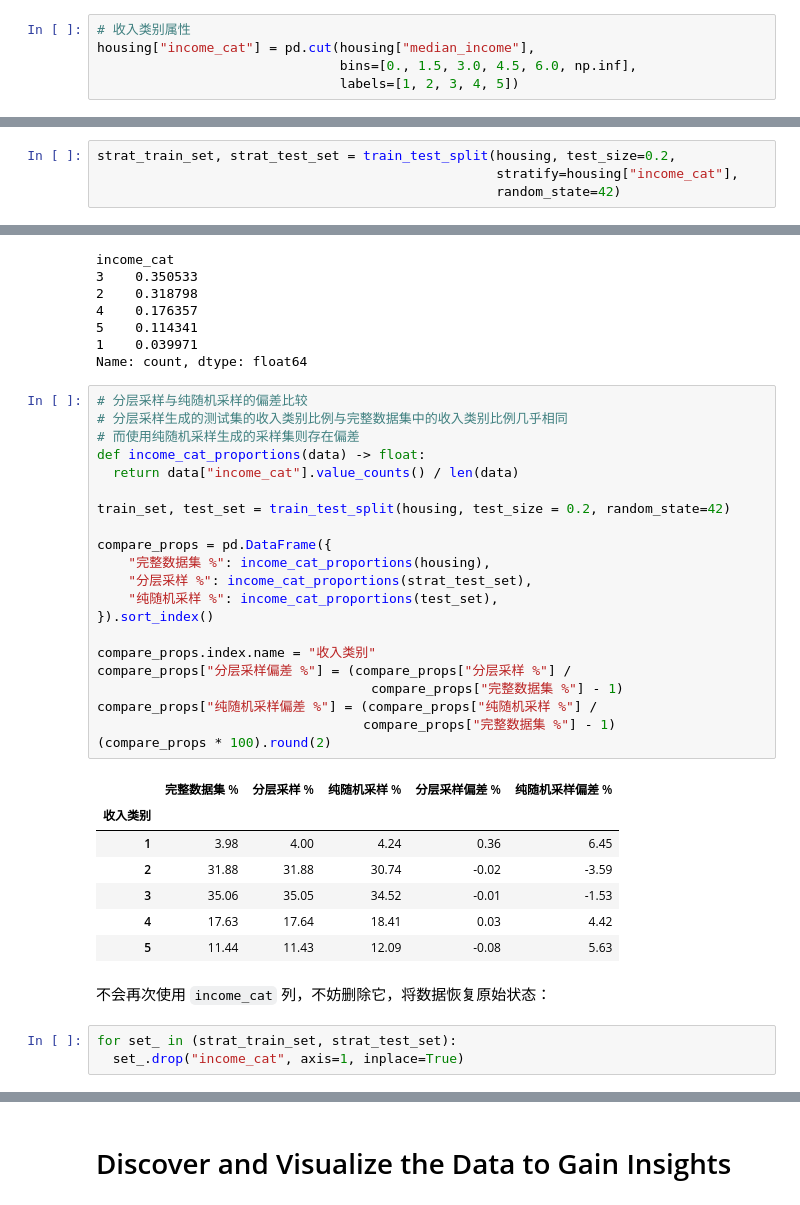
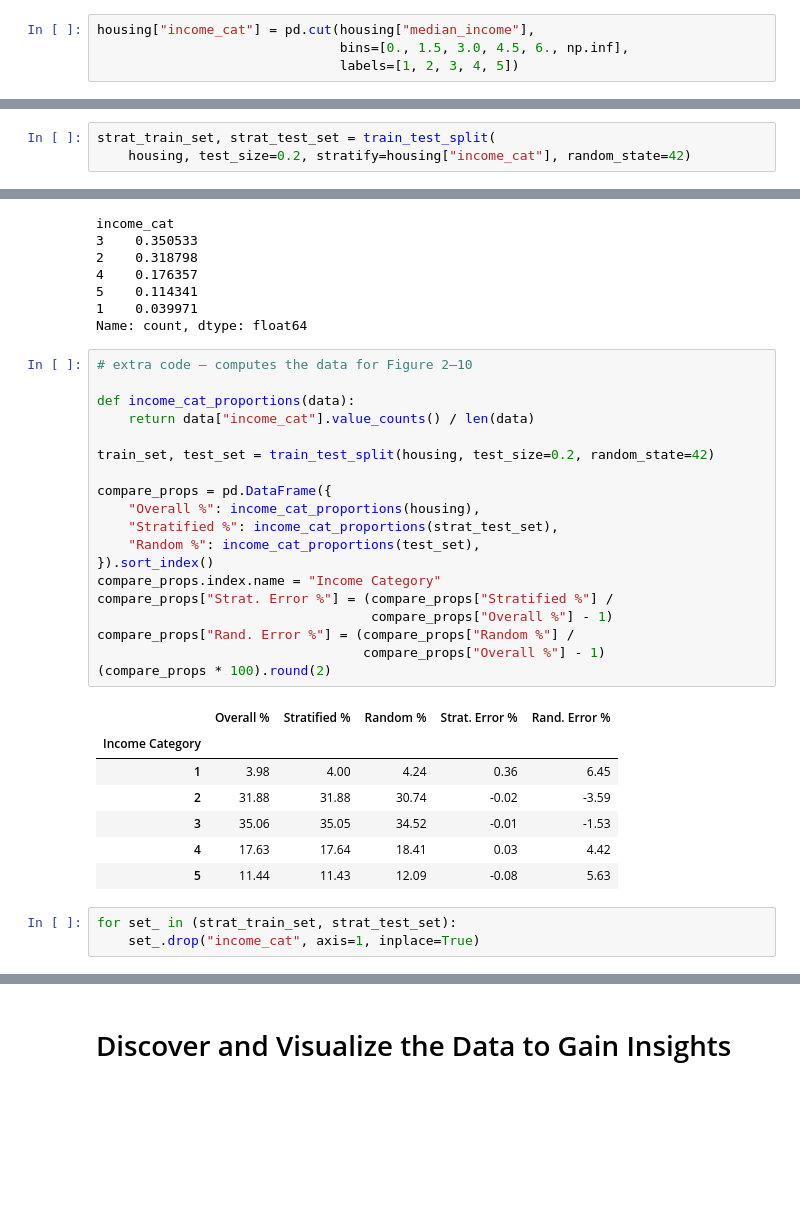
Before and after one commit to amlei/handson-ml3, a Jupyter notebook: 02_end_to_end_machine_learning_project.ipynb, the cells around one changed output, grey strips where cells are left out. Cells and saved outputs as stored; diff of their text form; blank space fills up the shorter version.

```diff
--- a/02_end_to_end_machine_learning_project.ipynb
+++ b/02_end_to_end_machine_learning_project.ipynb
@@ -232,7 +226,6 @@ samples = (np.random.rand(100_000, sample_size) < ratio_female).sum(axis=1)
 # %% [output]
 np.float64(0.1071)
 # %%
-# 收入类别属性
 housing["income_cat"] = pd.cut(housing["median_income"],
-                               bins=[0., 1.5, 3.0, 4.5, 6.0, np.inf],
+                               bins=[0., 1.5, 3.0, 4.5, 6., np.inf],
                                labels=[1, 2, 3, 4, 5])
@@ -255,7 +253,6 @@ stratified split:
 # %%
-strat_train_set, strat_test_set = train_test_split(housing, test_size=0.2,
-                                                   stratify=housing["income_cat"],
-                                                   random_state=42)
+strat_train_set, strat_test_set = train_test_split(
+    housing, test_size=0.2, stratify=housing["income_cat"], random_state=42)
 # %%
 strat_test_set["income_cat"].value_counts() / len(strat_test_set)
 # %% [output]
@@ -267,36 +264,32 @@ income_cat
 1    0.039971
 Name: count, dtype: float64
 # %%
-# 分层采样与纯随机采样的偏差比较
-# 分层采样生成的测试集的收入类别比例与完整数据集中的收入类别比例几乎相同
-# 而使用纯随机采样生成的采样集则存在偏差
-def income_cat_proportions(data) -> float:
-  return data["income_cat"].value_counts() / len(data)
+# extra code – computes the data for Figure 2–10
 
-train_set, test_set = train_test_split(housing, test_size = 0.2, random_state=42)
+def income_cat_proportions(data):
+    return data["income_cat"].value_counts() / len(data)
+
+train_set, test_set = train_test_split(housing, test_size=0.2, random_state=42)
 
 compare_props = pd.DataFrame({
-    "完整数据集 %": income_cat_proportions(housing),
-    "分层采样 %": income_cat_proportions(strat_test_set),
-    "纯随机采样 %": income_cat_proportions(test_set),
+    "Overall %": income_cat_proportions(housing),
+    "Stratified %": income_cat_proportions(strat_test_set),
+    "Random %": income_cat_proportions(test_set),
 }).sort_index()
-
-compare_props.index.name = "收入类别"
-compare_props["分层采样偏差 %"] = (compare_props["分层采样 %"] /
-                                   compare_props["完整数据集 %"] - 1)
-compare_props["纯随机采样偏差 %"] = (compare_props["纯随机采样 %"] /
-                                  compare_props["完整数据集 %"] - 1)
+compare_props.index.name = "Income Category"
+compare_props["Strat. Error %"] = (compare_props["Stratified %"] /
+                                   compare_props["Overall %"] - 1)
+compare_props["Rand. Error %"] = (compare_props["Random %"] /
+                                  compare_props["Overall %"] - 1)
 (compare_props * 100).round(2)
 # %% [output]
-|  | 完整数据集 % | 分层采样 % | 纯随机采样 % | 分层采样偏差 % | 纯随机采样偏差 % |
-| 收入类别 |  |  |  |  |  |
+|  | Overall % | Stratified % | Random % | Strat. Error % | Rand. Error % |
+| Income Category |  |  |  |  |  |
 | 1 | 3.98 | 4.00 | 4.24 | 0.36 | 6.45 |
 | 2 | 31.88 | 31.88 | 30.74 | -0.02 | -3.59 |
 | 3 | 35.06 | 35.05 | 34.52 | -0.01 | -1.53 |
 | 4 | 17.63 | 17.64 | 18.41 | 0.03 | 4.42 |
 | 5 | 11.44 | 11.43 | 12.09 | -0.08 | 5.63 |
-# %% [markdown]
-不会再次使用 `income_cat` 列，不妨删除它，将数据恢复原始状态：
 # %%
 for set_ in (strat_train_set, strat_test_set):
-  set_.drop("income_cat", axis=1, inplace=True)
+    set_.drop("income_cat", axis=1, inplace=True)
```
Also changed, not shown: parts of 54 cells of this notebook, 4 other files.
